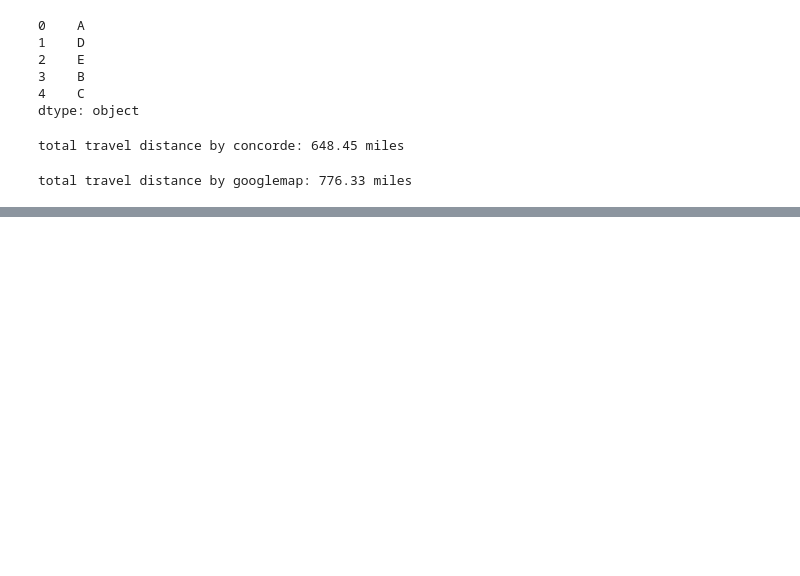
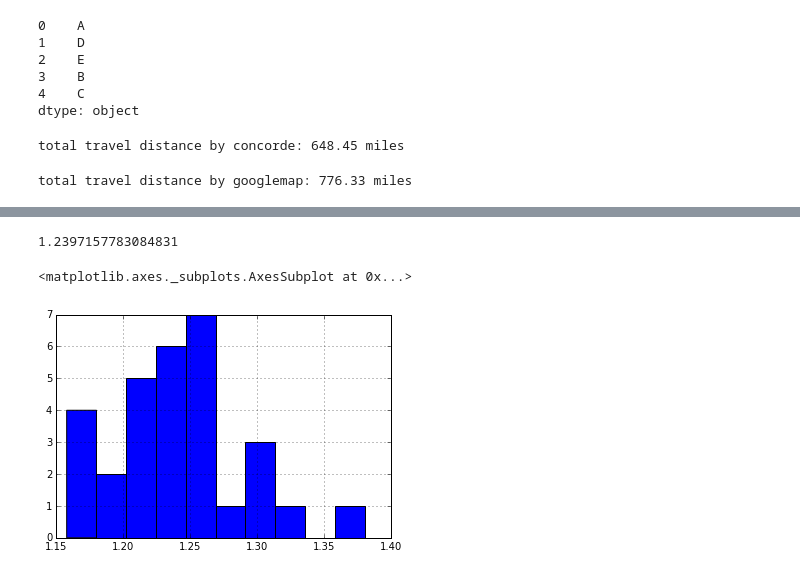
Before and after one commit to jianglong608/portfolio, a Jupyter notebook: appraiser_travel_distance.ipynb, the cells around one changed output, grey strips where cells are left out. Cells and saved outputs as stored; diff of their text form; code cells hidden in the pictures; blank space fills up the shorter version.

```diff
--- a/appraiser_travel_distance.ipynb
+++ b/appraiser_travel_distance.ipynb
@@ -164,19 +166,20 @@ def compare():
         pid += 1
 
     header = """NAME : TSP
-    COMMENT : Traveling Salesman Problem
-    TYPE : TSP
-    DIMENSION : %d
-    EDGE_WEIGHT_TYPE : GEO
-    NODE_COORD_SECTION
-    """ % pid
+COMMENT : Traveling Appraiser Problem
+TYPE : TSP
+DIMENSION : %d
+EDGE_WEIGHT_TYPE : GEO
+NODE_COORD_SECTION
+""" % pid
 
     with open('aprsr.tsp', 'w') as output_file:
         output_file.write(header)
         output_file.write(output)
 
     # using concorde to solve tsp
-    output = subprocess.check_output(['concorde', 'aprsr.tsp'], shell=True)
+    output = subprocess.check_output(['concorde', 'aprsr.tsp'])
+#     os.system('concorde aprsr.tsp')
 
     # after running the Concorde executable, parse the output file
     solution = []
@@ -216,11 +219,3 @@ def compare():
     miles = round(sum(mil_trips)/1609.34, 2)
 
     return(total, miles)
-# %%
-result = ()
-for i in range(10):
-    trip = travels[i]
-    dis_concorde, dis_google = compare()
-    result += (dis_concorde, dis_google)
-
-# result = pd.DataFrame(result)
@@ -275,0 +222,14 @@ a
+# %%
+dis_concorde = []
+dis_google = []
+
+for i in range(len(travels)):
+    trip = travels[i]
+    concorde, google = compare()
+    dis_concorde.append(concorde)
+    dis_google.append(google)
+
+# result = pd.DataFrame(result)
+result = pd.DataFrame({'concorde': dis_concorde, 'google': dis_google})
+result['ratio'] = result.google/result.concorde # calculate convert ratio
+result
@@ -275,0 +254,9 @@ a
+# %%
+result.ratio.mean()
+# %% [output]
+1.2397157783084831
+# %%
+result.ratio.hist()
+# %% [output]
+<matplotlib.axes._subplots.AxesSubplot at 0x...>
+[figure, added]
```
Also changed, not shown: parts of 14 cells of this notebook, 2 other files.
